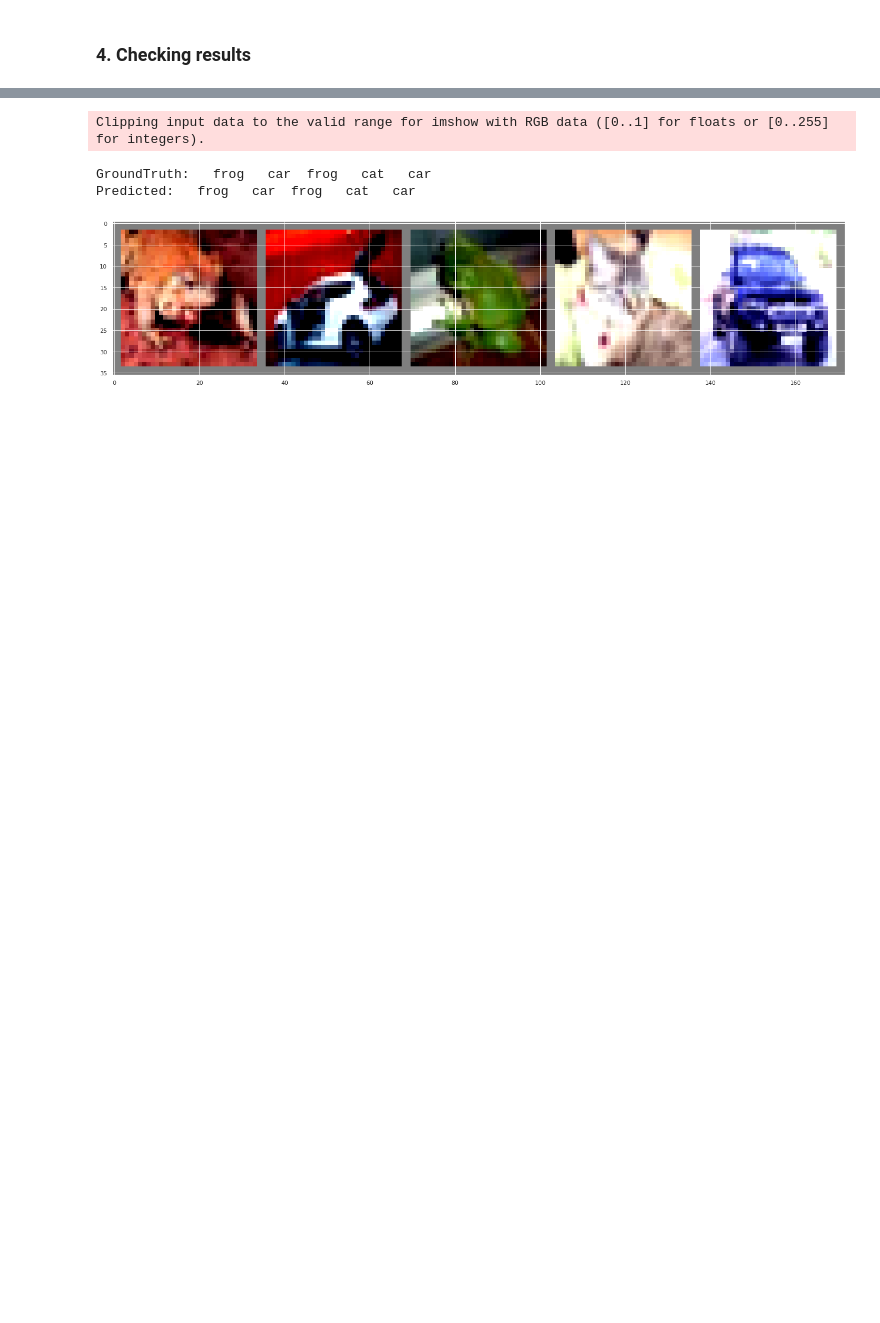
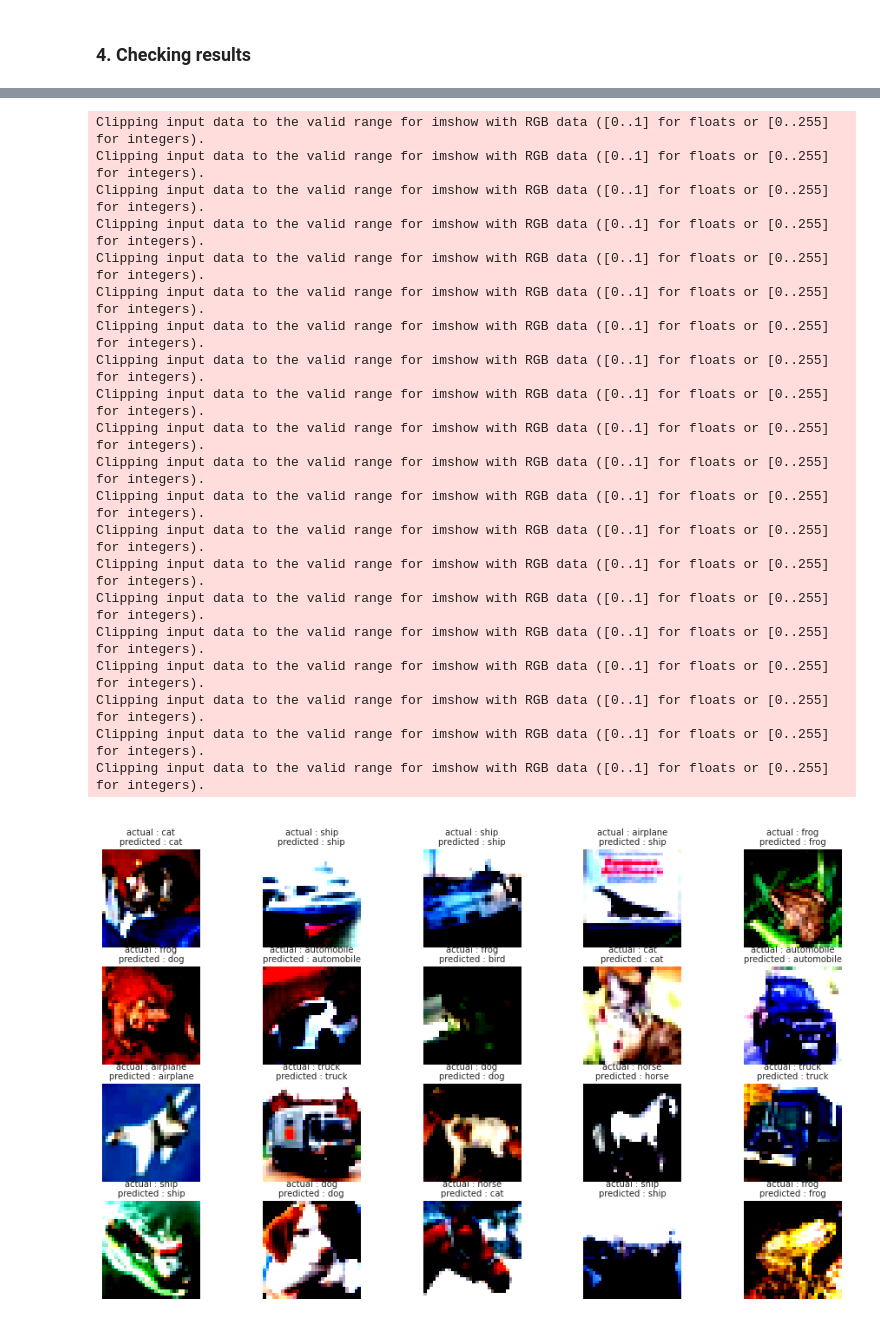
Before and after one commit to peeyushsinghal/EVA, a Jupyter notebook: S8-Assignment/EVA_S8.ipynb, the cells around one changed output, grey strips where cells are left out. Cells and saved outputs as stored; diff of their text form; code cells hidden in the pictures; blank space fills up the shorter version.

```diff
--- a/S8-Assignment/EVA_S8.ipynb
+++ b/S8-Assignment/EVA_S8.ipynb
@@ -670,28 +539,45 @@ plot_metrics(train_accuracy, train_losses, test_accuracy, test_losses)
-# %%
-def show_predicted_actual(model, device, dataset, classes):
-	dataiter = iter(dataset)
-	images, labels = dataiter.next()
-
-	img_list = range(5, 10)
-
-	# print images
-	imshow(torchvision.utils.make_grid(images[img_list]))
-	print('GroundTruth: ', ' '.join('%5s' % classes[labels[j]] for j in img_list))
-
-	images = images.to(device)
-	outputs = model(images)
-
-	_, predicted = torch.max(outputs, 1)
-	print('Predicted: ', ' '.join('%5s' % classes[predicted[j]]
-                              for j in img_list))
-
-
-show_predicted_actual(model, device, testloader, classes)
-# %% [output]
-Clipping input data to the valid range for imshow with RGB data ([0..1] for floats or [0..255] for integers).
-GroundTruth:   frog   car  frog   cat   car
-Predicted:   frog   car  frog   cat   car
-[figure, removed]
+# %%
+def show_predicted_actual(model, device, dataset_loader, label_names,num_images=10):
+	'''
+	shows a batch of predicted and actual images (default=10 )
+	'''
+	images, targets = next(iter(dataset_loader))
+	images = images.to(device)
+	outputs = model(images)
+	_, predicted = torch.max(outputs, 1)
+
+	plt.figure(figsize=(16, 12))
+	for i in range(num_images):
+		ax = plt.subplot(int(num_images//5)+1, 5, i + 1)
+		ax.imshow(images[i].cpu().permute(1, 2, 0))
+		ax.set_title(f"\nactual : {label_names[targets[i]]}\npredicted : {label_names[predicted[i]]}", fontsize=10)
+
+		# plt.title("actual:"+label_names[targets[i]])
+		plt.axis("off")
+
+show_predicted_actual(model, device, testloader, labels,num_images=20)
+# %% [output]
+Clipping input data to the valid range for imshow with RGB data ([0..1] for floats or [0..255] for integers).
+Clipping input data to the valid range for imshow with RGB data ([0..1] for floats or [0..255] for integers).
+Clipping input data to the valid range for imshow with RGB data ([0..1] for floats or [0..255] for integers).
+Clipping input data to the valid range for imshow with RGB data ([0..1] for floats or [0..255] for integers).
+Clipping input data to the valid range for imshow with RGB data ([0..1] for floats or [0..255] for integers).
+Clipping input data to the valid range for imshow with RGB data ([0..1] for floats or [0..255] for integers).
+Clipping input data to the valid range for imshow with RGB data ([0..1] for floats or [0..255] for integers).
+Clipping input data to the valid range for imshow with RGB data ([0..1] for floats or [0..255] for integers).
+Clipping input data to the valid range for imshow with RGB data ([0..1] for floats or [0..255] for integers).
+Clipping input data to the valid range for imshow with RGB data ([0..1] for floats or [0..255] for integers).
+Clipping input data to the valid range for imshow with RGB data ([0..1] for floats or [0..255] for integers).
+Clipping input data to the valid range for imshow with RGB data ([0..1] for floats or [0..255] for integers).
+Clipping input data to the valid range for imshow with RGB data ([0..1] for floats or [0..255] for integers).
+Clipping input data to the valid range for imshow with RGB data ([0..1] for floats or [0..255] for integers).
+Clipping input data to the valid range for imshow with RGB data ([0..1] for floats or [0..255] for integers).
+Clipping input data to the valid range for imshow with RGB data ([0..1] for floats or [0..255] for integers).
+Clipping input data to the valid range for imshow with RGB data ([0..1] for floats or [0..255] for integers).
+Clipping input data to the valid range for imshow with RGB data ([0..1] for floats or [0..255] for integers).
+Clipping input data to the valid range for imshow with RGB data ([0..1] for floats or [0..255] for integers).
+Clipping input data to the valid range for imshow with RGB data ([0..1] for floats or [0..255] for integers).
+[figure, added]
 # %%
 def evaluate_classwise_accuracy(model, device, classes, test_loader):
     class_correct = list(0. for i in range(10))
```
Also changed, not shown: parts of 15 cells of this notebook.
